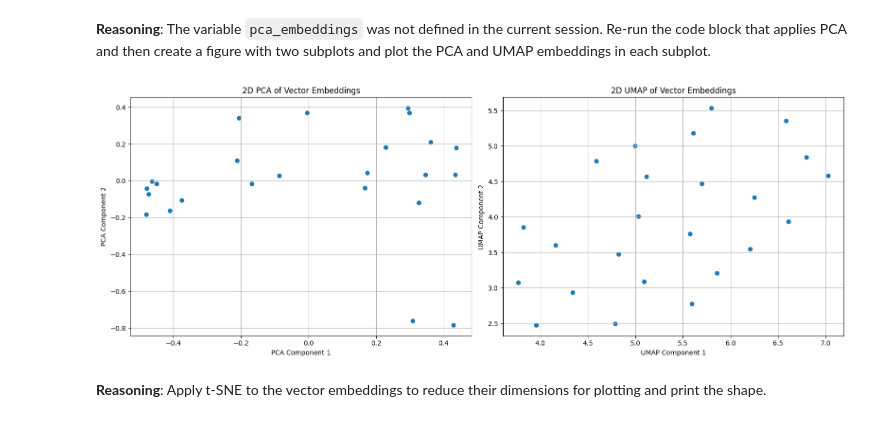
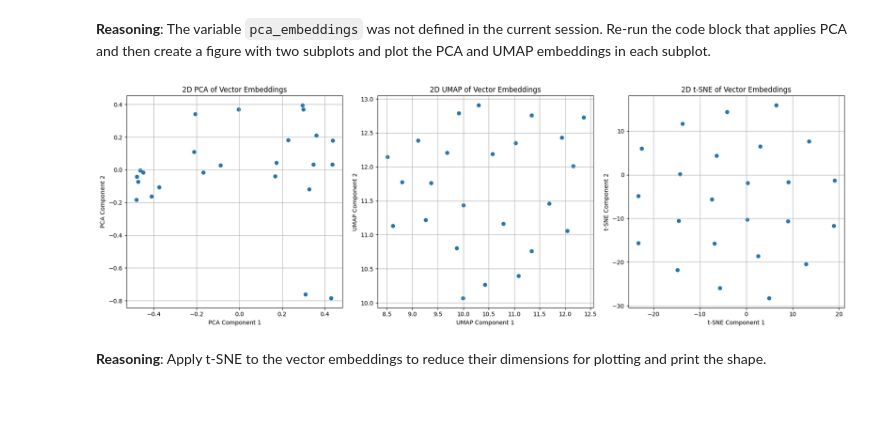
Before and after one commit to pradhyu/PK-Learns-to-VectorDB, a Jupyter notebook: rag_and_llm_ipynb.ipynb, the cells around one changed output. Cells and saved outputs as stored; diff of their text form; code cells hidden in the pictures.

```diff
--- a/rag_and_llm_ipynb.ipynb
+++ b/rag_and_llm_ipynb.ipynb
@@ -532,40 +537,67 @@ Apply t-SNE to the vector embeddings to reduce their dimensions for plotting.
 **Reasoning**:
 The variable `pca_embeddings` was not defined in the current session. Re-run the code block that applies PCA and then create a figure with two subplots and plot the PCA and UMAP embeddings in each subplot.
 # %%
+import numpy as np
 from sklearn.decomposition import PCA
+import umap.umap_ as umap
+from sklearn.manifold import TSNE
 import matplotlib.pyplot as plt
 
 # Instantiate PCA
 # Let's reduce the dimensions to 2 for visualization purposes
 pca = PCA(n_components=2)
 
 # Fit PCA on the embeddings and transform them
 pca_embeddings = pca.fit_transform(vector_embeddings)
 
-# Create a figure with two subplots
-fig, axes = plt.subplots(1, 2, figsize=(16, 6)) # 1 row, 2 columns
+# Apply UMAP
+# n_neighbors should be less than the number of samples.
+# Let's use a value of 15 as a common starting point, ensuring it's less than the number of samples.
+n_samples = np.array(vector_embeddings).shape[0]
+n_neighbors_umap = min(15, n_samples - 1) if n_samples > 1 else 1
+umap_reducer = umap.UMAP(n_components=2, random_state=42, n_neighbors=n_neighbors_umap)
+umap_embeddings = umap_reducer.fit_transform(vector_embeddings)
+
+# Apply t-SNE
+# Convert vector_embeddings to a numpy array
+vector_embeddings_np = np.array(vector_embeddings)
+# Perplexity must be less than the number of samples.
+perplexity_tsne = min(30, vector_embeddings_np.shape[0] - 1) if vector_embeddings_np.shape[0] > 1 else 1
+tsne = TSNE(n_components=2, random_state=42, perplexity=perplexity_tsne)
+tsne_embeddings = tsne.fit_transform(vector_embeddings_np)
+
+
+# Create a figure with three subplots
+fig, axes = plt.subplots(1, 3, figsize=(18, 6)) # 1 row, 3 columns
 
 # Plot PCA embeddings in the first subplot
 axes[0].scatter(pca_embeddings[:, 0], pca_embeddings[:, 1])
 axes[0].set_xlabel('PCA Component 1')
 axes[0].set_ylabel('PCA Component 2')
 axes[0].set_title('2D PCA of Vector Embeddings')
 axes[0].grid(True)
 
 # Plot UMAP embeddings in the second subplot
 axes[1].scatter(umap_embeddings[:, 0], umap_embeddings[:, 1])
 axes[1].set_xlabel('UMAP Component 1')
 axes[1].set_ylabel('UMAP Component 2')
 axes[1].set_title('2D UMAP of Vector Embeddings')
 axes[1].grid(True)
 
+# Plot t-SNE embeddings in the third subplot
+axes[2].scatter(tsne_embeddings[:, 0], tsne_embeddings[:, 1])
+axes[2].set_xlabel('t-SNE Component 1')
+axes[2].set_ylabel('t-SNE Component 2')
+axes[2].set_title('2D t-SNE of Vector Embeddings')
+axes[2].grid(True)
+
 # Adjust layout to prevent overlap
 plt.tight_layout()
 
 # Display the plot
 plt.show()
 # %% [output]
-[figure, old version]
+[figure, new version]
 # %% [markdown]
 **Reasoning**:
 Apply t-SNE to the vector embeddings to reduce their dimensions for plotting and print the shape.
```
Also changed, not shown: parts of 38 cells of this notebook.
